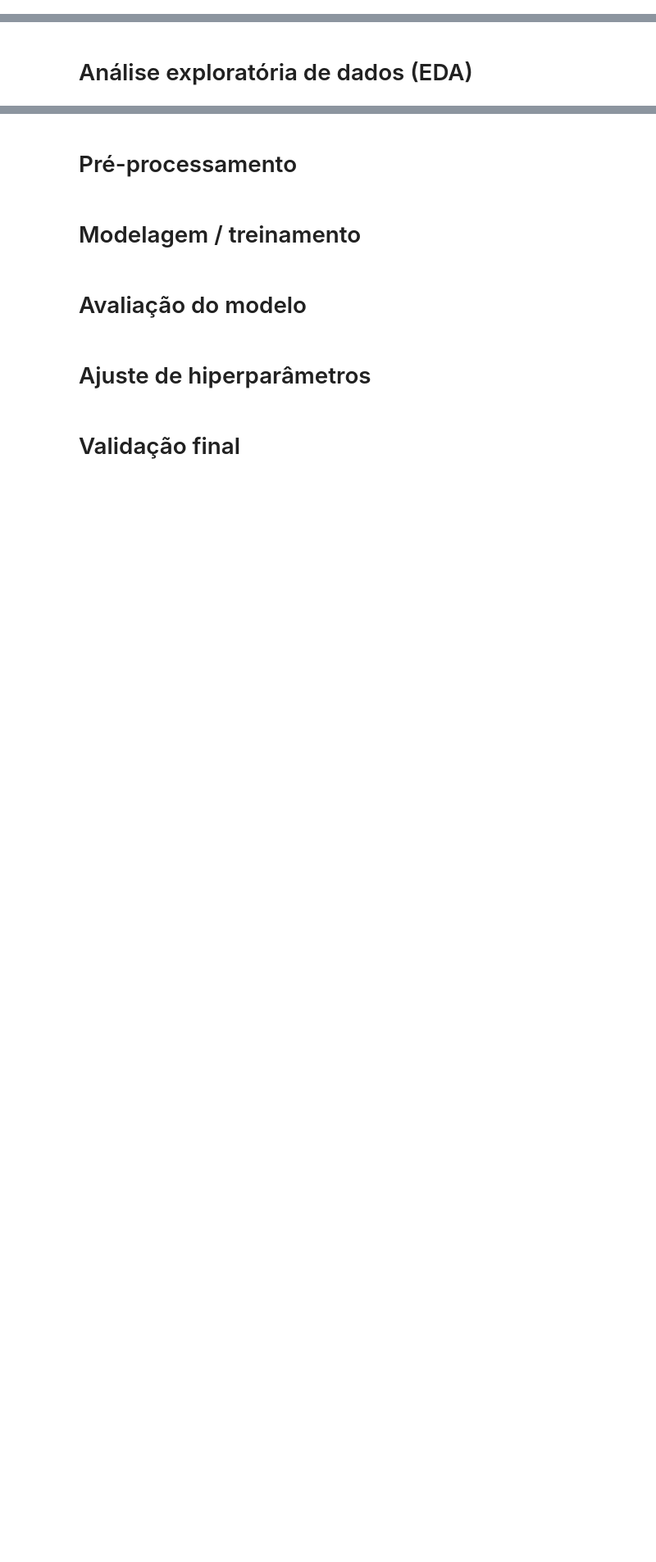
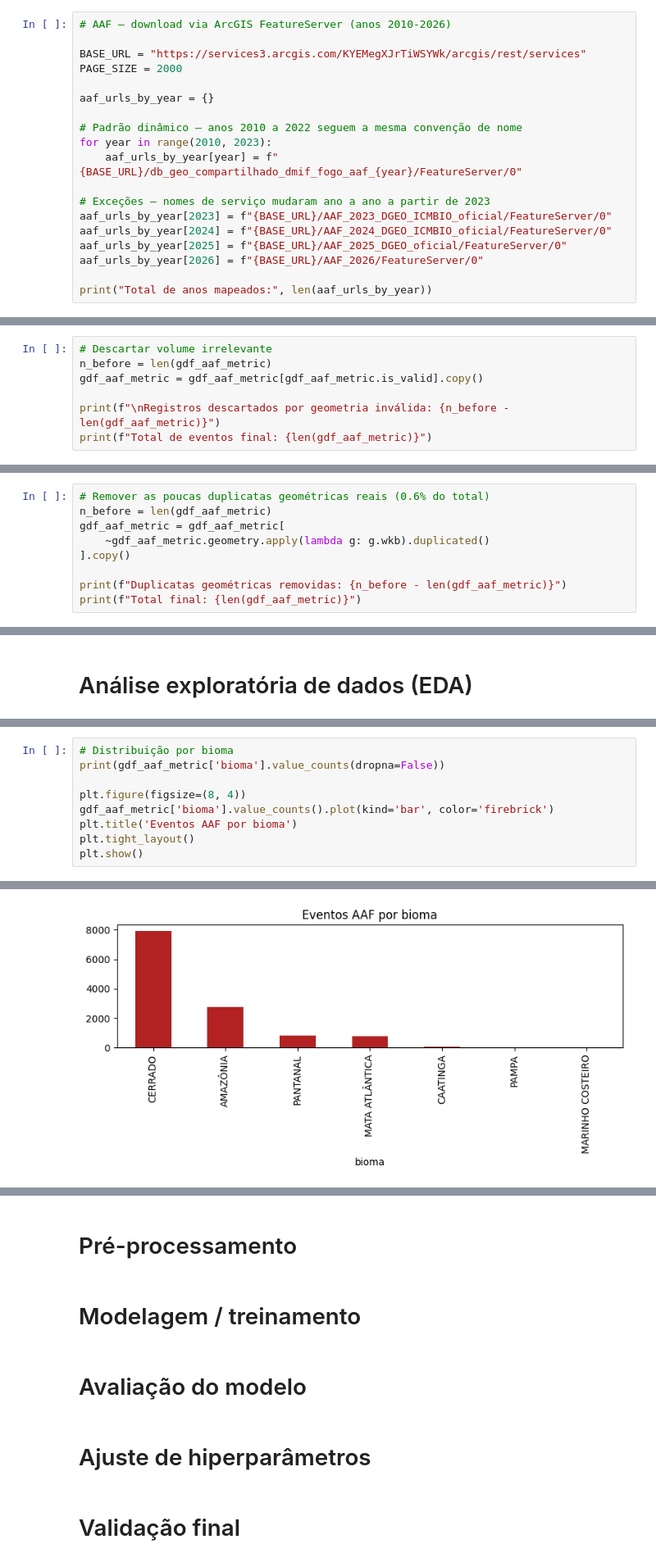
Before and after one commit to AndersonAlvesCoelho/pyroregions-classification, a Jupyter notebook: pyroregions_ucs.ipynb, the cells around one changed output, grey strips where cells are left out. Shown at 82% size. Drawn from its saved outputs; the diff is of its cells as text; blank space fills up the shorter version.

```diff
--- a/pyroregions_ucs.ipynb
+++ b/pyroregions_ucs.ipynb
@@ -183,0 +173,19 @@ Years present in data: [np.int64(2025)]
+# %%
+# AAF — download via ArcGIS FeatureServer (anos 2010-2026)
+
+BASE_URL = "https://services3.arcgis.com/KYEMegXJrTiWSYWk/arcgis/rest/services"
+PAGE_SIZE = 2000
+
+aaf_urls_by_year = {}
+
+# Padrão dinâmico — anos 2010 a 2022 seguem a mesma convenção de nome
+for year in range(2010, 2023):
+    aaf_urls_by_year[year] = f"{BASE_URL}/db_geo_compartilhado_dmif_fogo_aaf_{year}/FeatureServer/0"
+
+# Exceções — nomes de serviço mudaram ano a ano a partir de 2023
+aaf_urls_by_year[2023] = f"{BASE_URL}/AAF_2023_DGEO_ICMBIO_oficial/FeatureServer/0"
+aaf_urls_by_year[2024] = f"{BASE_URL}/AAF_2024_DGEO_ICMBIO_oficial/FeatureServer/0"
+aaf_urls_by_year[2025] = f"{BASE_URL}/AAF_2025_DGEO_oficial/FeatureServer/0"
+aaf_urls_by_year[2026] = f"{BASE_URL}/AAF_2026/FeatureServer/0"
+
+print("Total de anos mapeados:", len(aaf_urls_by_year))
@@ -238,0 +362,7 @@ Geometrias inválidas em gdf_aaf_metric: 0
+# %%
+# Descartar volume irrelevante
+n_before = len(gdf_aaf_metric)
+gdf_aaf_metric = gdf_aaf_metric[gdf_aaf_metric.is_valid].copy()
+
+print(f"\nRegistros descartados por geometria inválida: {n_before - len(gdf_aaf_metric)}")
+print(f"Total de eventos final: {len(gdf_aaf_metric)}")
@@ -238,0 +372,9 @@ Geometrias inválidas em gdf_aaf_metric: 0
+# %%
+# Remover as poucas duplicatas geométricas reais (0.6% do total)
+n_before = len(gdf_aaf_metric)
+gdf_aaf_metric = gdf_aaf_metric[
+    ~gdf_aaf_metric.geometry.apply(lambda g: g.wkb).duplicated()
+].copy()
+
+print(f"Duplicatas geométricas removidas: {n_before - len(gdf_aaf_metric)}")
+print(f"Total final: {len(gdf_aaf_metric)}")
@@ -404,0 +507,10 @@ Error:
+# %%
+# Distribuição por bioma
+print(gdf_aaf_metric['bioma'].value_counts(dropna=False))
+
+plt.figure(figsize=(8, 4))
+gdf_aaf_metric['bioma'].value_counts().plot(kind='bar', color='firebrick')
+plt.title('Eventos AAF por bioma')
+plt.tight_layout()
+plt.show()
+# %% [output]
@@ -404,0 +527 @@ Error:
+[figure, added]
```
Also changed, not shown: parts of 42 cells of this notebook, 9 other files.
